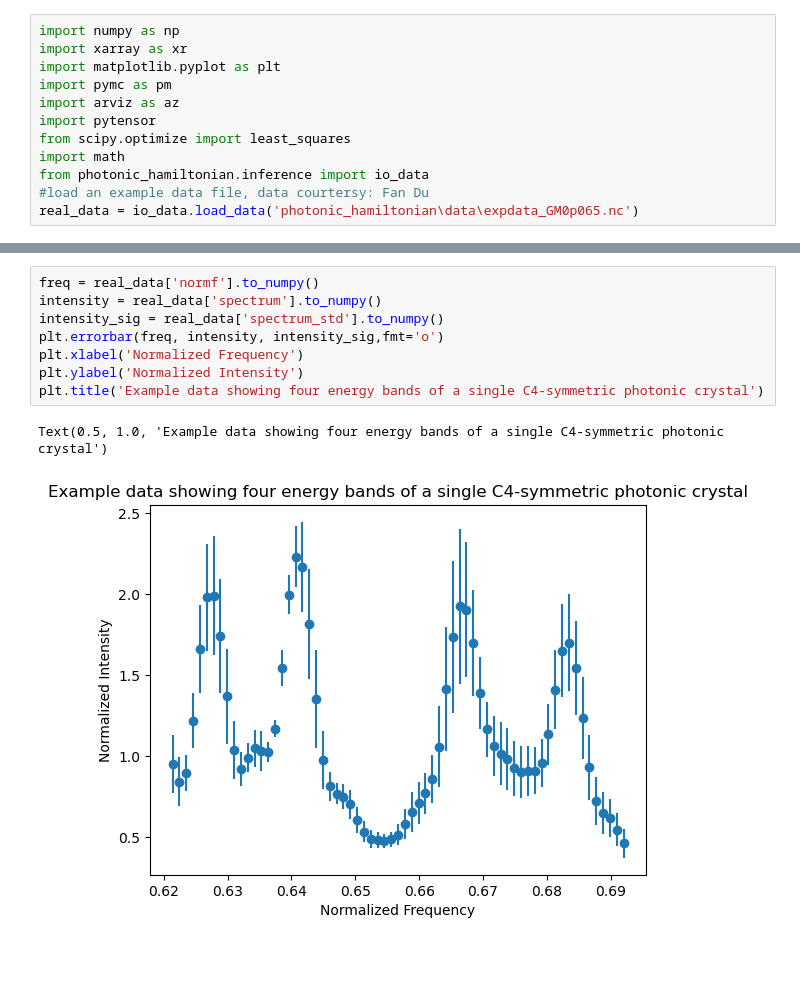
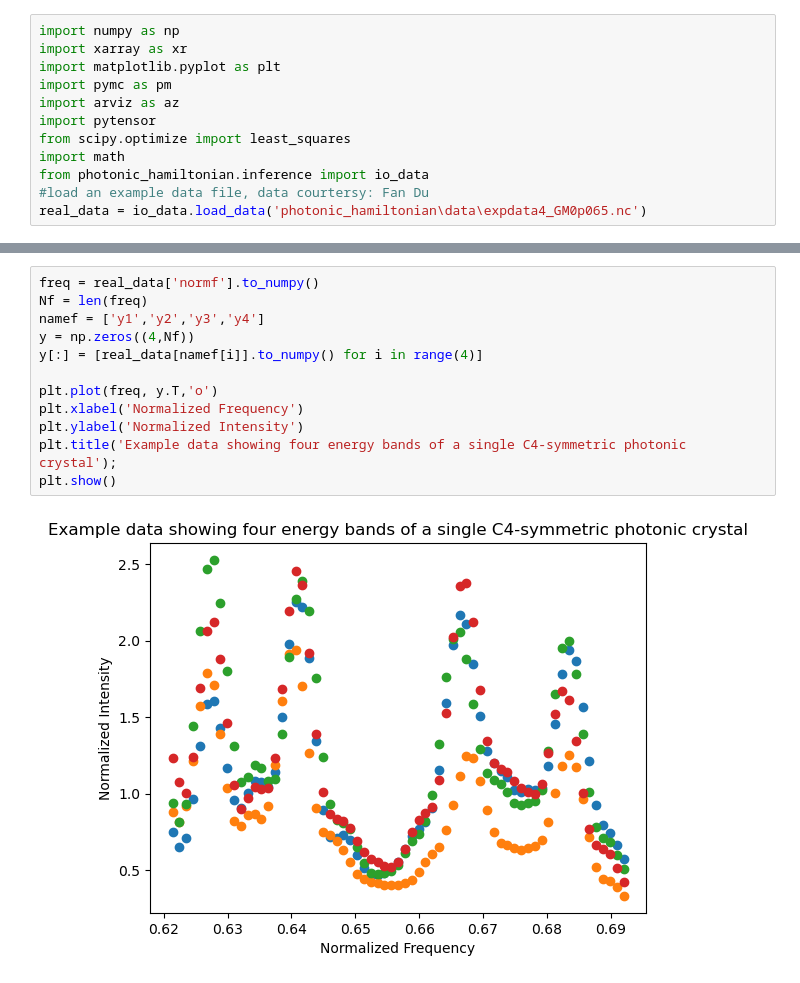
Before and after one commit to phys201/Hamiltonian-photonic-crystal, a Jupyter notebook: Documentation_Fan.ipynb, the cells around one changed output, grey strips where cells are left out. Cells and saved outputs as stored; diff of their text form; blank space fills up the shorter version.

```diff
--- a/Documentation_Fan.ipynb
+++ b/Documentation_Fan.ipynb
@@ -9,7 +9,7 @@ from scipy.optimize import least_squares
 import math
 from photonic_hamiltonian.inference import io_data
 #load an example data file, data courtersy: Fan Du
-real_data = io_data.load_data('photonic_hamiltonian\data\expdata_GM0p065.nc')
+real_data = io_data.load_data('photonic_hamiltonian\data\expdata4_GM0p065.nc')
 # %%
 # infer ex delta
 from pytensor import tensor as pt
@@ -244,14 +251,17 @@ plt.plot(simu_normf, model_predictions);
 # %%
 freq = real_data['normf'].to_numpy()
-intensity = real_data['spectrum'].to_numpy()
-intensity_sig = real_data['spectrum_std'].to_numpy()
-plt.errorbar(freq, intensity, intensity_sig,fmt='o')
+Nf = len(freq)
+namef = ['y1','y2','y3','y4']
+y = np.zeros((4,Nf))
+y[:] = [real_data[namef[i]].to_numpy() for i in range(4)]
+
+plt.plot(freq, y.T,'o')
 plt.xlabel('Normalized Frequency')
 plt.ylabel('Normalized Intensity')
-plt.title('Example data showing four energy bands of a single C4-symmetric photonic crystal')
+plt.title('Example data showing four energy bands of a single C4-symmetric photonic crystal');
+plt.show()
 # %% [output]
-Text(0.5, 1.0, 'Example data showing four energy bands of a single C4-symmetric photonic crystal')
-[figure, old version]
+[figure, new version]
 # %%
 #guess the prior bounds
 # u11, u20, neff, ratio, A0, A1, A2, A3, A4, W1, W2, W3, W4 = theta
```
Also changed, not shown: parts of 21 cells of this notebook, 1 other file.
